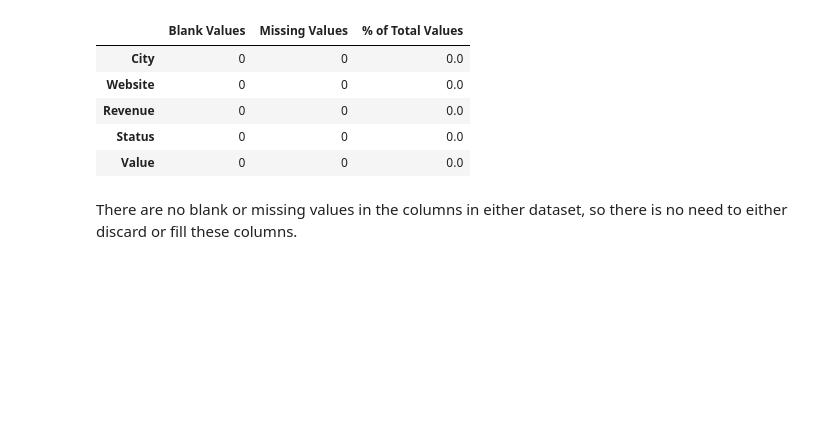
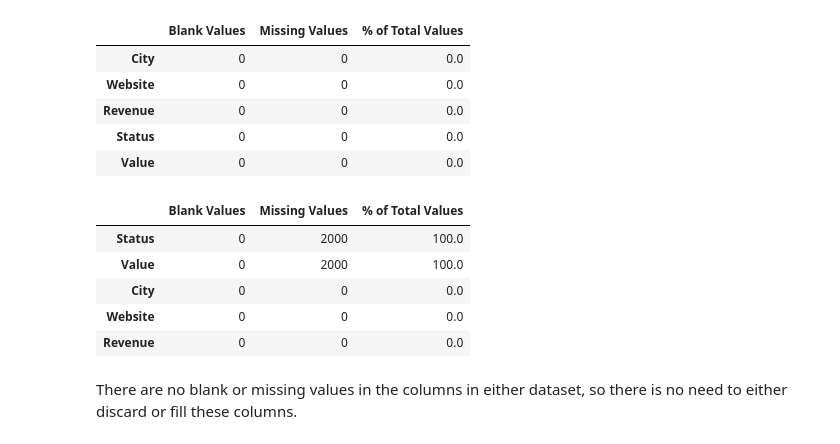
Before and after one commit to jdibarbo/counterpart, a Jupyter notebook: src/2 - analysis/challenge.ipynb, the cells around one changed output. Saved outputs shown, nothing was run; the diff lists cells and outputs as text; code cells hidden in the pictures; blank space fills up the shorter version.

```diff
--- a/challenge.ipynb
+++ b/src/2 - analysis/challenge.ipynb
@@ -32,8 +33,9 @@ I assume:
 # %% [markdown]
 # Load data
 # %%
-train_set = pd.read_csv('case_study_training.csv')
-test_set  = pd.read_csv('case_study_testing.csv')
+path = os.path.dirname(os.getcwd())
+train_set = pd.read_csv(path + '/1 - data/case_study_training.csv')
+test_set  = pd.read_csv(path + '/1 - data/case_study_testing.csv')
 # %% [markdown]
 # Data exploration
 # %%
@@ -96,6 +98,15 @@ missing_zero_values_table(train_set)
 | Revenue | 0 | 0 | 0.0 |
 | Status | 0 | 0 | 0.0 |
 | Value | 0 | 0 | 0.0 |
+# %%
+missing_zero_values_table(test_set)
+# %% [output]
+|  | Blank Values | Missing Values | % of Total Values |
+| Status | 0 | 2000 | 100.0 |
+| Value | 0 | 2000 | 100.0 |
+| City | 0 | 0 | 0.0 |
+| Website | 0 | 0 | 0.0 |
+| Revenue | 0 | 0 | 0.0 |
 # %% [markdown]
 There are no blank or missing  values in the columns in either dataset, so there is no need to either discard or fill these columns.
 # %% [markdown]
```
Also changed, not shown: parts of 5 cells of this notebook, 4 other files.
